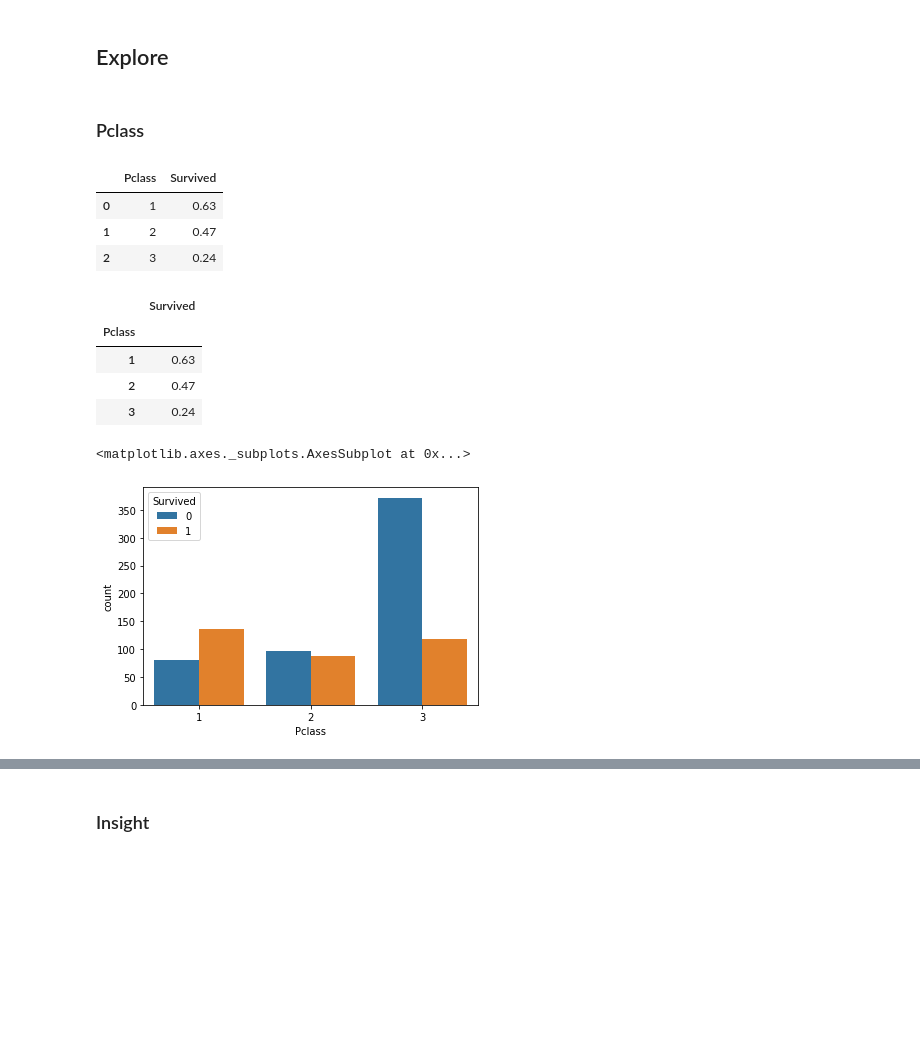
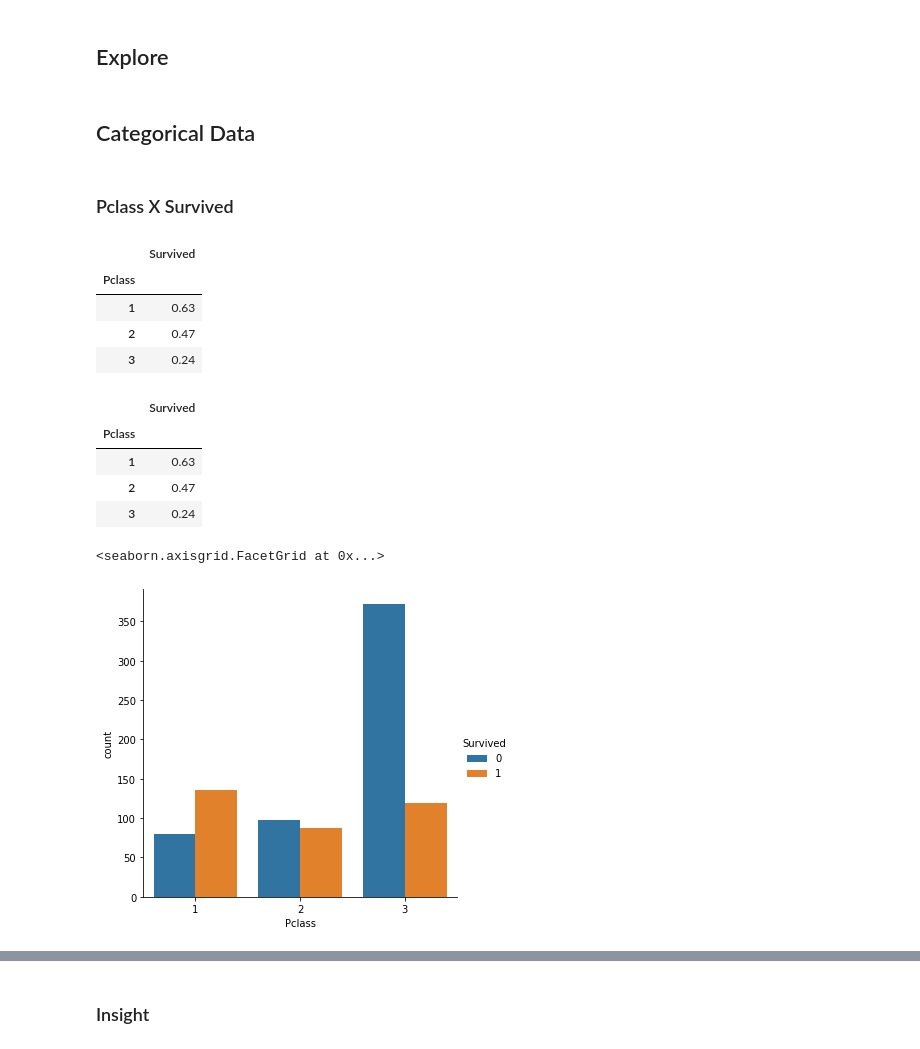
Before and after one commit to dsw2xxx/Kaggle-Titanic, a Jupyter notebook: prediction-titanic.ipynb, the cells around one changed output, grey strips where cells are left out. Saved outputs shown, nothing was run; the diff lists cells and outputs as text; code cells hidden in the pictures; blank space fills up the shorter version.

```diff
--- a/prediction-titanic.ipynb
+++ b/prediction-titanic.ipynb
@@ -144,13 +173,16 @@ dtypes: float64(2), int64(4), object(5)
 memory usage: 36.0+ KB
 # %% [markdown]
 ## Explore
+# %% [markdown]
+## Categorical Data
 # %% [markdown]
-### Pclass
+### Pclass X Survived
 # %%
-df_train[['Pclass', 'Survived']].groupby(by=['Pclass'], as_index=False).mean().sort_values(by='Survived', ascending=False)
+df_train[['Pclass', 'Survived']].groupby(by='Pclass', as_index=True).mean().sort_values(by='Survived', ascending=False)
 # %% [output]
-|  | Pclass | Survived |
-| 0 | 1 | 0.63 |
-| 1 | 2 | 0.47 |
-| 2 | 3 | 0.24 |
+|  | Survived |
+| Pclass |  |
+| 1 | 0.63 |
+| 2 | 0.47 |
+| 3 | 0.24 |
 # %%
@@ -164,5 +198,5 @@ pd.pivot_table(data=train, index='Pclass', values='Survived')
 # %%
-sns.countplot(data=train, x='Pclass', hue='Survived')
+sns.catplot(data=df_train, x='Pclass', hue='Survived', kind='count')
 # %% [output]
-<matplotlib.axes._subplots.AxesSubplot at 0x...>
+<seaborn.axisgrid.FacetGrid at 0x...>
-[figure, old version]
+[figure, new version]
```
Also changed, not shown: parts of 93 cells of this notebook.
